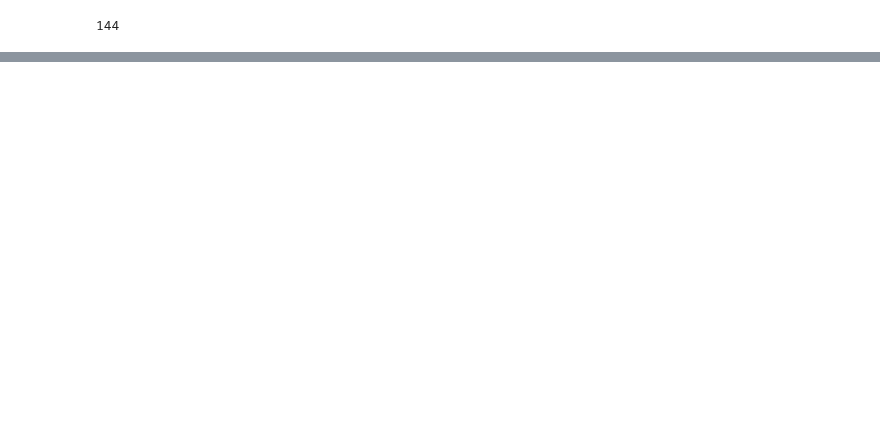
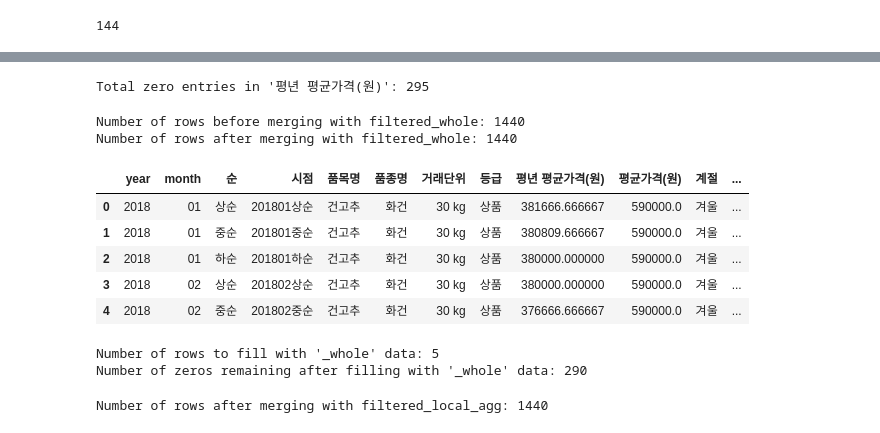
Before and after one commit to gaallmin/Prediction-of-Agricultural-Product-prices, a Jupyter notebook: baseline.ipynb, the cells around one changed output, grey strips where cells are left out. Saved outputs shown, nothing was run; the diff lists cells and outputs as text; code cells hidden in the pictures; blank space fills up the shorter version.

```diff
--- a/baseline.ipynb
+++ b/baseline.ipynb
@@ -1033,0 +1070,60 @@ print(filtered_garlic.shape[0])
+# %%
+#얼만큼 0인지 recheck
+mask_zero_in_filtered_df = filtered_df['평년 평균가격(원)'] == 0
+print(f"Total zero entries in '평년 평균가격(원)': {mask_zero_in_filtered_df.sum()}")
+# %% [output]
+Total zero entries in '평년 평균가격(원)': 295
+# %%
+# Rename columns for clarity
+filtered_whole = filtered_whole.rename(columns={
+    '평년 평균가격(원) Common Year SOON': '평년 평균가격(원)_whole'
+})
+
+
+n_rows_df = len(filtered_df)
+print(f"Number of rows before merging with filtered_whole: {n_rows_df}")
+
+# due to the duplicated rows
+# Aggregate filtered_whole by the merge keys, taking the mean of the other columns
+filtered_whole_agg = filtered_whole.groupby(['품목명', '품종명', '시점', 'year']).agg({
+    '평년 평균가격(원)_whole': 'mean'
+}).reset_index()
+
+# Merge filtered_df with filtered_whole on specified keys
+merged_df = filtered_df.merge(
+    filtered_whole_agg[['품목명', '품종명', '시점', 'year', '평년 평균가격(원)_whole']],
+    on=['품목명', '품종명', '시점', 'year'],
+    how='left'
+)
+
+# Check the number of rows after merging
+n_rows_merged_df = len(merged_df)
+print(f"Number of rows after merging with filtered_whole: {n_rows_merged_df}")
+
+merged_df.head()
+# %% [output]
+Number of rows before merging with filtered_whole: 1440
+Number of rows after merging with filtered_whole: 1440
+|  | year | month | 순 | 시점 | 품목명 | 품종명 | 거래단위 | 등급 | 평년 평균가격(원) | 평균가격(원) | 계절 | ... |
+| 0 | 2018 | 01 | 상순 | 201801상순 | 건고추 | 화건 | 30 kg | 상품 | 381666.666667 | 590000.0 | 겨울 | ... |
+| 1 | 2018 | 01 | 중순 | 201801중순 | 건고추 | 화건 | 30 kg | 상품 | 380809.666667 | 590000.0 | 겨울 | ... |
+| 2 | 2018 | 01 | 하순 | 201801하순 | 건고추 | 화건 | 30 kg | 상품 | 380000.000000 | 590000.0 | 겨울 | ... |
+| 3 | 2018 | 02 | 상순 | 201802상순 | 건고추 | 화건 | 30 kg | 상품 | 380000.000000 | 590000.0 | 겨울 | ... |
+| 4 | 2018 | 02 | 중순 | 201802중순 | 건고추 | 화건 | 30 kg | 상품 | 376666.666667 | 590000.0 | 겨울 | ... |
+# %%
+# 전체 공판장 값으로 씌우기
+mask_zero = (merged_df['평년 평균가격(원)'] == 0)
+mask_whole_available = merged_df['평년 평균가격(원)_whole'].notna() & (merged_df['평년 평균가격(원)_whole'] != 0)
+mask_to_fill_with_whole = mask_zero & mask_whole_available
+
+number_to_fill_with_whole = mask_to_fill_with_whole.sum()
+print(f"Number of rows to fill with '_whole' data: {number_to_fill_with_whole}")
+
+merged_df.loc[mask_to_fill_with_whole, '평년 평균가격(원)'] = merged_df.loc[mask_to_fill_with_whole, '평년 평균가격(원)_whole']
+
+# validation
+remaining_zeros_after_whole = (merged_df['평년 평균가격(원)'] == 0).sum()
+print(f"Number of zeros remaining after filling with '_whole' data: {remaining_zeros_after_whole}")
+# %% [output]
+Number of rows to fill with '_whole' data: 5
+Number of zeros remaining after filling with '_whole' data: 290
@@ -1033,0 +1138,14 @@ print(filtered_garlic.shape[0])
+# %%
+#local 값으로 채우기
+# Merge merged_df with filtered_local_agg on the same keys
+merged_df = merged_df.merge(
+    filtered_local_agg,
+    on=['품목명', '품종명', '시점', 'year'],
+    how='left'
+)
+
+# Check the number of rows after merging
+n_rows_after_local_merge = len(merged_df)
+print(f"Number of rows after merging with filtered_local_agg: {n_rows_after_local_merge}")
+# %% [output]
+Number of rows after merging with filtered_local_agg: 1440
```
Also changed, not shown: parts of 15 cells of this notebook, 1 other file.
